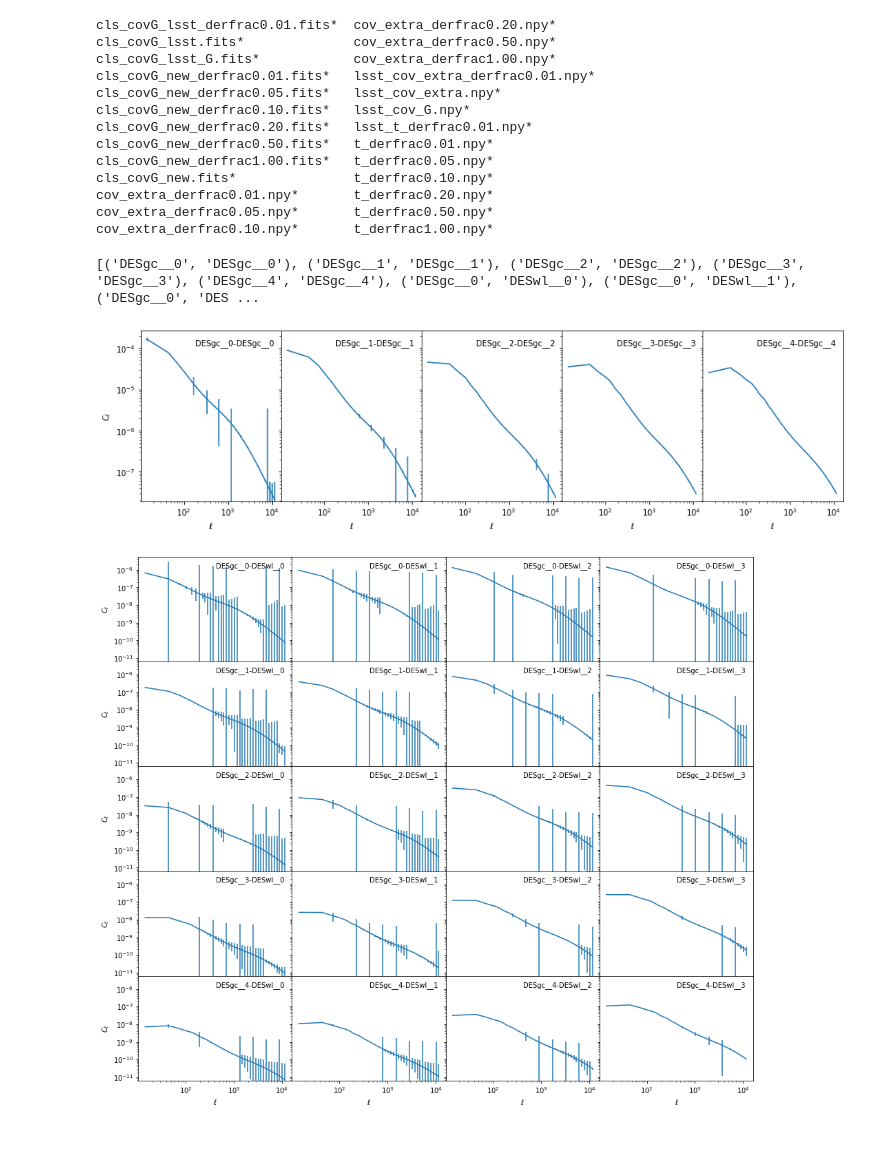
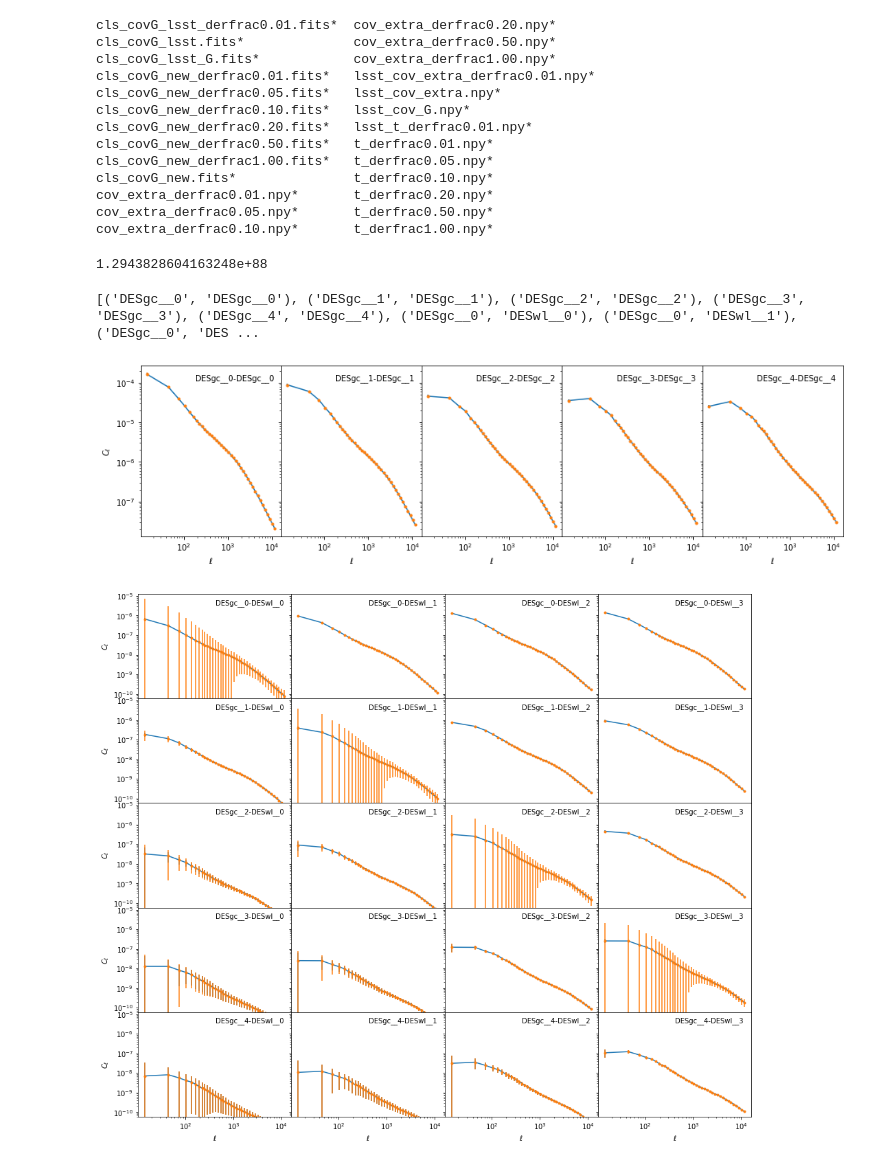
Before and after one commit to boryanah/simple_nz_marg, a Jupyter notebook: plot_sacc.ipynb, the cells around one changed output. Saved outputs shown, nothing was run; the diff lists cells and outputs as text; code cells hidden in the pictures.

```diff
--- a/plot_sacc.ipynb
+++ b/plot_sacc.ipynb
@@ -18,8 +18,16 @@ cls_covG_new.fits*               t_derfrac0.10.npy*
 cov_extra_derfrac0.01.npy*       t_derfrac0.20.npy*
 cov_extra_derfrac0.05.npy*       t_derfrac0.50.npy*
 cov_extra_derfrac0.10.npy*       t_derfrac1.00.npy*
-# %%
-s = sacc.Sacc.load_fits('/users/boryanah/repos/xCell-likelihoods/simple_marginalization/data/cls_covG_lsst.fits')
+# %%
+# s = sacc.Sacc.load_fits('/users/boryanah/repos/xCell-likelihoods/simple_marginalization/data/cls_covG_lsst.fits')
+# covG = np.load('/users/boryanah/repos/xCell-likelihoods/simple_marginalization/data/lsst_cov_G.npy')
+s = sacc.Sacc.load_fits('data/cls_covG_lsst.fits')
+covG = np.load('data/lsst_cov_G.npy')
+covG_rsh = covG.reshape(s.covariance.dense.shape)
+# %%
+np.max(np.abs((covG_rsh + 1e-100)/ (s.covariance.dense + 1e-100) -1))
+# %% [output]
+1.2943828604163248e+88
 # %%
 trcomb = s.get_tracer_combinations()
 print(trcomb)
@@ -30,8 +38,12 @@ print(trcomb)
 f, ax = plt.subplots(1, 5, figsize=(16, 4), sharex=True, gridspec_kw={'wspace':0}, sharey=True)
 for i in range(5):
     tr1 = tr2 = f'DESgc__{i}'
-    ell, cl, cov = s.get_ell_cl('cl_00', tr1, tr2, return_cov=True)
+    ell, cl, cov, ind = s.get_ell_cl('cl_00', tr1, tr2, return_cov=True, return_ind=True)
     ax[i].errorbar(ell, cl, yerr=np.sqrt(np.diag(cov)))
+
+    cov = covG_rsh[ind][:, ind]
+    ax[i].errorbar(ell, cl, yerr=np.sqrt(np.diag(cov)), fmt='.')
+
     ax[i].set_xlabel('$\ell$')
     ax[i].text(0.95, 0.95, f'{tr1}-{tr2}', horizontalalignment='right',
      verticalalignment='top', transform=ax[i].transAxes)
@@ -41,28 +53,32 @@ ax[0].set_xscale('log')
 plt.show()
 plt.close()
 # %% [output]
-[figure, old version]
+[figure, new version]
 # %%
 # gc-wl
 f, ax = plt.subplots(5, 4, figsize=(16, 14), sharex=True, gridspec_kw={'wspace':0, 'hspace': 0}, sharey=True)
 for i in range(5):
     tr1 = f'DESgc__{i}'
     for j in range(4):
         tr2 = f'DESwl__{j}'
-        ell, cl, cov = s.get_ell_cl('cl_0e', tr1, tr2, return_cov=True)
+        ell, cl, cov, ind = s.get_ell_cl('cl_0e', tr1, tr2, return_cov=True, return_ind=True)
         ax[i, j].errorbar(ell, cl, yerr=np.sqrt(np.diag(cov)))
+
+        cov = covG_rsh[ind][:, ind]
+        ax[i, j].errorbar(ell, cl, yerr=np.sqrt(np.diag(cov)), fmt='.')
+
         ax[i, j].text(0.95, 0.95, f'{tr1}-{tr2}', horizontalalignment='right',
          verticalalignment='top', transform=ax[i, j].transAxes)
         ax[-1, j].set_xlabel('$\ell$')
 
     ax[i, 0].set_ylabel('$C_\ell$')
 
 ax[0, 0].set_yscale('log')
 ax[0, 0].set_xscale('log')
 plt.show()
 plt.close()
 # %% [output]
-[figure, old version]
+[figure, new version]
 # %%
 # wl-wl
 f, ax = plt.subplots(4, 4, figsize=(14, 12), sharex=True, gridspec_kw={'wspace':0, 'hspace': 0}, sharey=True)
```
Also changed, not shown: parts of 5 cells of this notebook.
